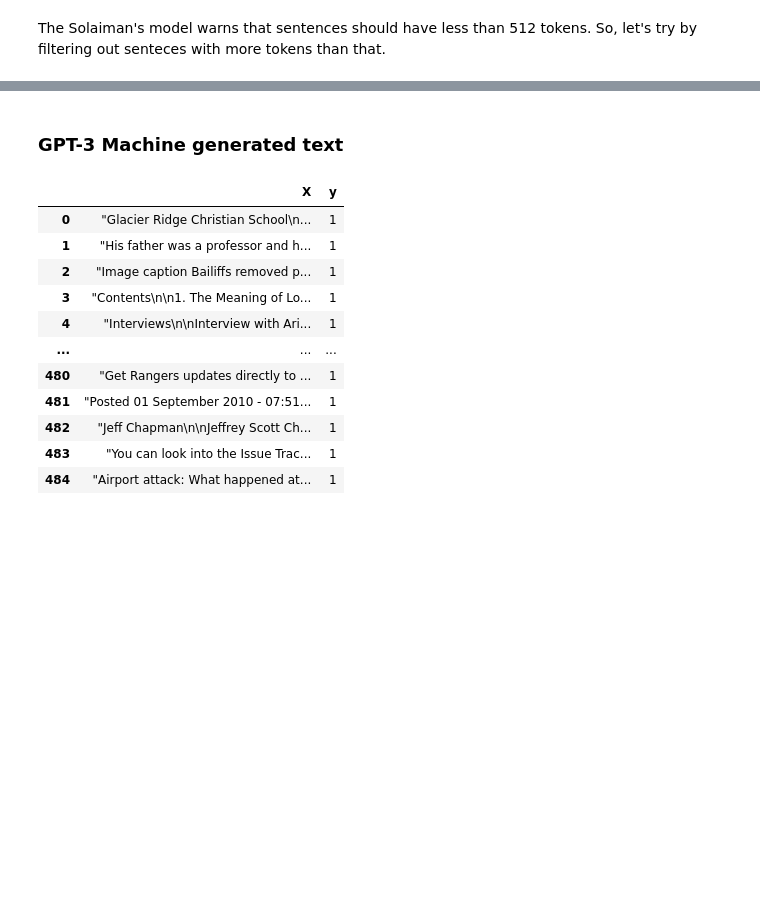
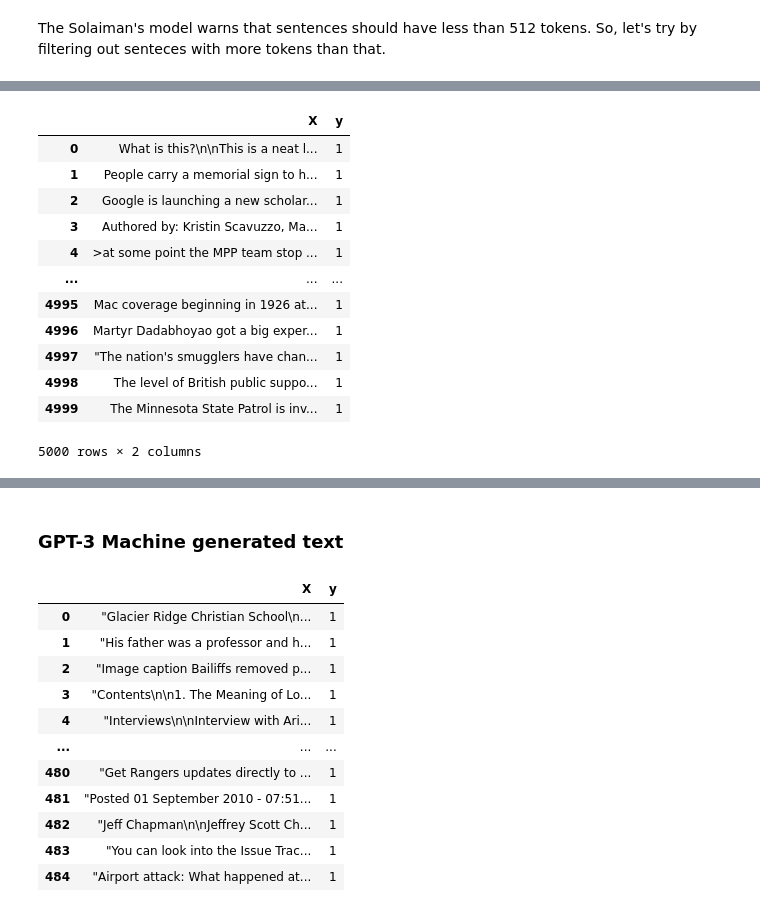
Before and after one commit to bancaditalia/gen-text-detect, a Jupyter notebook: gtc_existing_approaches_solaiman.ipynb, the cells around one changed output, grey strips where cells are left out. Drawn from its saved outputs; the diff is of its cells as text; code cells hidden in the pictures; blank space fills up the shorter version.

```diff
--- a/gtc_existing_approaches_solaiman.ipynb
+++ b/gtc_existing_approaches_solaiman.ipynb
@@ -344,0 +367,19 @@ The Solaiman's model warns that sentences should have less than 512 tokens. So,
+# %%
+mg_raw_pd = create_dataset(ds_mg_raw["text"], is_machine_generated=True)
+hw_raw_pd = create_dataset(ds_hw_raw["text"], is_machine_generated=False)
+# %%
+mg_raw_pd
+# %% [output]
+|  | X | y |
+| 0 | What is this?\n\nThis is a neat l... | 1 |
+| 1 | People carry a memorial sign to h... | 1 |
+| 2 | Google is launching a new scholar... | 1 |
+| 3 | Authored by: Kristin Scavuzzo, Ma... | 1 |
+| 4 | >at some point the MPP team stop ... | 1 |
+| ... | ... | ... |
+| 4995 | Mac coverage beginning in 1926 at... | 1 |
+| 4996 | Martyr Dadabhoyao got a big exper... | 1 |
+| 4997 | "The nation's smugglers have chan... | 1 |
+| 4998 | The level of British public suppo... | 1 |
+| 4999 | The Minnesota State Patrol is inv... | 1 |
+5000 rows × 2 columns
```
Also changed, not shown: parts of 15 cells of this notebook.
